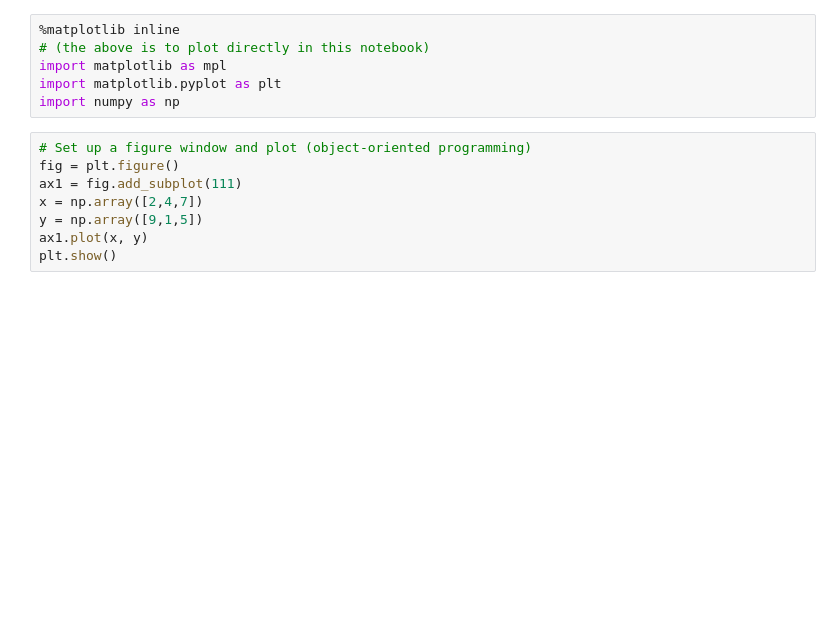
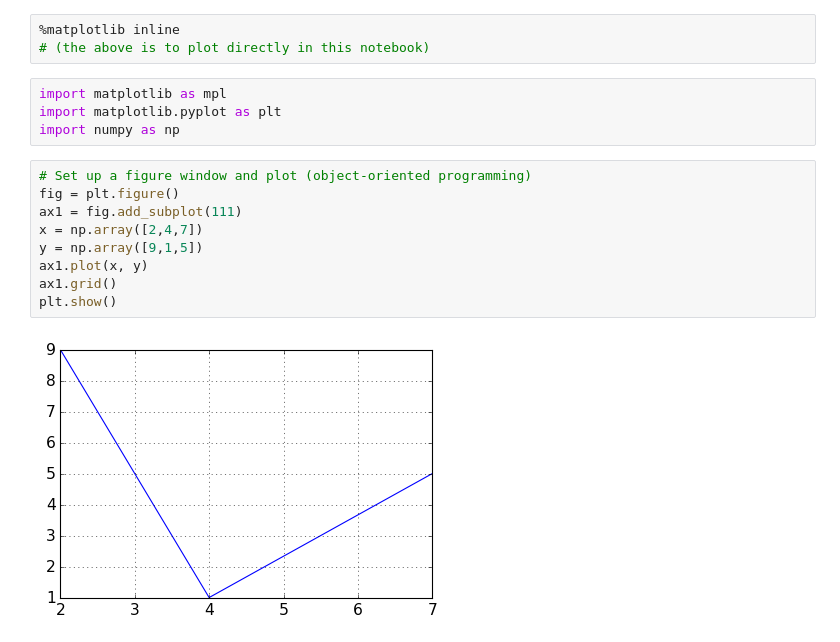
Before and after one commit to prickly-pythons/prickly-pythons, a Jupyter notebook: code_from_meetings/intro/3_Plotting.ipynb, the cells around one changed output. Drawn from its saved outputs; the diff is of its cells as text; blank space fills up the shorter version.

Commit message:
Tidied up and added grids in the Plotting notebook.

```diff
--- a/code_from_meetings/intro/3_Plotting.ipynb
+++ b/code_from_meetings/intro/3_Plotting.ipynb
@@ -1,17 +1,21 @@
 # %%
 %matplotlib inline
 # (the above is to plot directly in this notebook)
-import matplotlib as mpl
-import matplotlib.pyplot as plt
-import numpy as np
+# %%
+import matplotlib as mpl
+import matplotlib.pyplot as plt
+import numpy as np
 # %%
 # Set up a figure window and plot (object-oriented programming)
 fig = plt.figure()
 ax1 = fig.add_subplot(111)
 x = np.array([2,4,7])
 y = np.array([9,1,5])
 ax1.plot(x, y)
+ax1.grid()
 plt.show()
+# %% [output]
+[figure, added]
 # %%
 # Let's change from default blue lines to crosses:
 fig = plt.figure()
```
Also changed, not shown: parts of 6 cells of this notebook.
